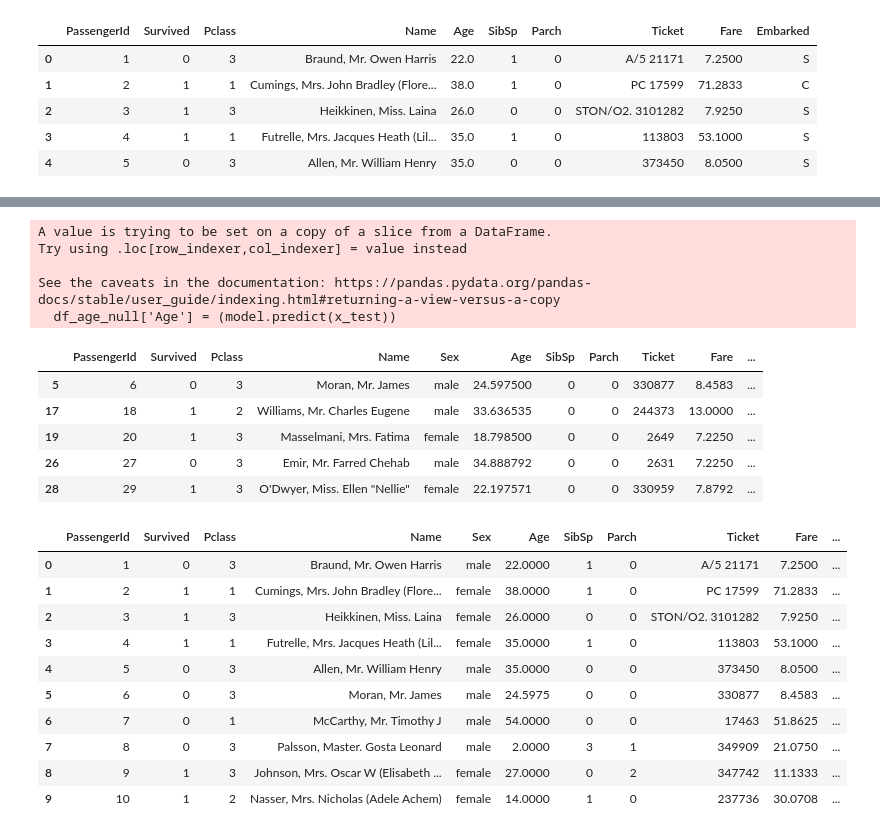
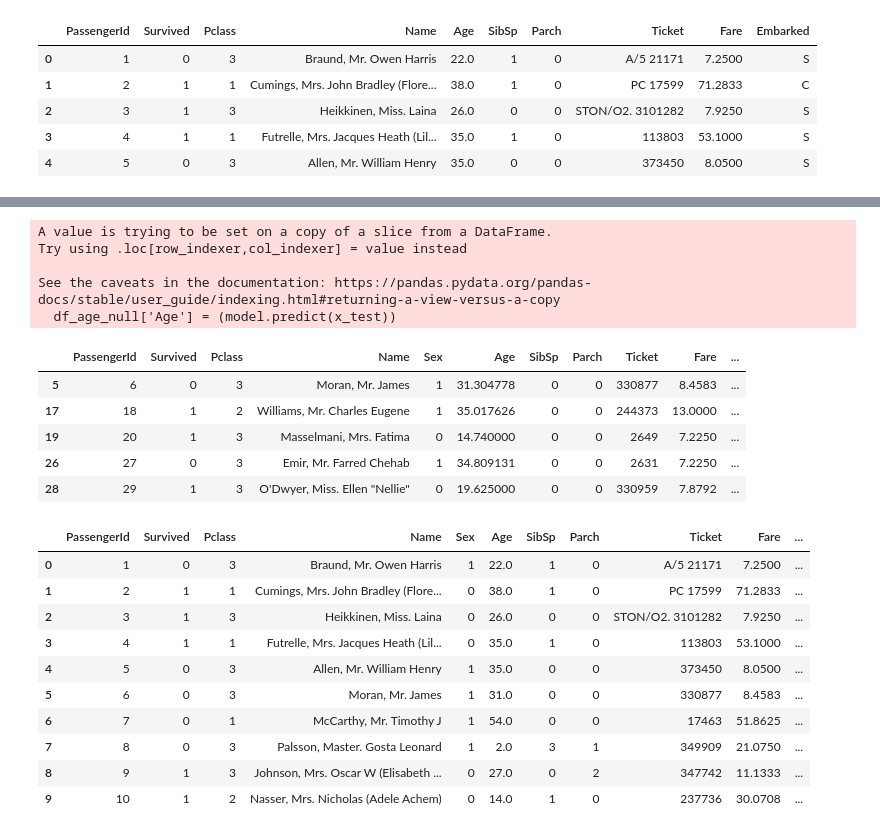
Before and after one commit to sinahyousefi/Titanic---project, a Jupyter notebook: main.ipynb, the cells around one changed output, grey strips where cells are left out. Saved outputs shown, nothing was run; the diff lists cells and outputs as text; code cells hidden in the pictures.

```diff
--- a/main.ipynb
+++ b/main.ipynb
@@ -4,8 +4,8 @@ import matplotlib.pyplot as plt
 import sklearn
 import pandas as pd
 # %%
-df = pd.read_csv('./titanic/Titanic-Dataset.csv')
-df.head()
+data = pd.read_csv('./titanic/Titanic-Dataset.csv')
+data.head()
 # %% [output]
 |  | PassengerId | Survived | Pclass | Name | Sex | Age | SibSp | Parch | Ticket | Fare | ... |
 | 0 | 1 | 0 | 3 | Braund, Mr. Owen Harris | male | 22.0 | 1 | 0 | A/5 21171 | 7.2500 | ... |
@@ -25,0 +90,7 @@ df_dropped.head()
+# %%
+df = data.copy()
+enc_lab = LabelEncoder()
+
+df['Embarked'] = enc_lab.fit_transform(df['Embarked'])
+df['Sex'] = enc_lab.fit_transform(df['Sex'])
+df.head()
@@ -91,7 +127,7 @@ df_encoder2.head()
 df_age_null = df[df['Age'].isnull()]
 df_age_notnull = df[~df['Age'].isnull()]
 
-feature_reg = ['Survived', 'Pclass','SibSp', 'Parch', 'Fare']
+feature_reg = ['Survived', 'Pclass', 'Sex', 'SibSp', 'Parch', 'Fare', 'Embarked']
 
 x_train = df_age_notnull[feature_reg]
 y_train = df_age_notnull['Age']
@@ -112,26 +148,26 @@ Try using .loc[row_indexer,col_indexer] = value instead
 See the caveats in the documentation: https://pandas.pydata.org/pandas-docs/stable/user_guide/indexing.html#returning-a-view-versus-a-copy
   df_age_null['Age'] = (model.predict(x_test))
 |  | PassengerId | Survived | Pclass | Name | Sex | Age | SibSp | Parch | Ticket | Fare | ... |
-| 5 | 6 | 0 | 3 | Moran, Mr. James | male | 24.597500 | 0 | 0 | 330877 | 8.4583 | ... |
-| 17 | 18 | 1 | 2 | Williams, Mr. Charles Eugene | male | 33.636535 | 0 | 0 | 244373 | 13.0000 | ... |
-| 19 | 20 | 1 | 3 | Masselmani, Mrs. Fatima | female | 18.798500 | 0 | 0 | 2649 | 7.2250 | ... |
-| 26 | 27 | 0 | 3 | Emir, Mr. Farred Chehab | male | 34.888792 | 0 | 0 | 2631 | 7.2250 | ... |
-| 28 | 29 | 1 | 3 | O'Dwyer, Miss. Ellen "Nellie" | female | 22.197571 | 0 | 0 | 330959 | 7.8792 | ... |
+| 5 | 6 | 0 | 3 | Moran, Mr. James | 1 | 31.304778 | 0 | 0 | 330877 | 8.4583 | ... |
+| 17 | 18 | 1 | 2 | Williams, Mr. Charles Eugene | 1 | 35.017626 | 0 | 0 | 244373 | 13.0000 | ... |
+| 19 | 20 | 1 | 3 | Masselmani, Mrs. Fatima | 0 | 14.740000 | 0 | 0 | 2649 | 7.2250 | ... |
+| 26 | 27 | 0 | 3 | Emir, Mr. Farred Chehab | 1 | 34.809131 | 0 | 0 | 2631 | 7.2250 | ... |
+| 28 | 29 | 1 | 3 | O'Dwyer, Miss. Ellen "Nellie" | 0 | 19.625000 | 0 | 0 | 330959 | 7.8792 | ... |
 # %%
-df.loc[df['Age'].isnull(),'Age'] = (model.predict(x_test))
+df.loc[df['Age'].isnull(),'Age'] = model.predict(x_test).round().astype(int)
 df.head(10)
 # %% [output]
 |  | PassengerId | Survived | Pclass | Name | Sex | Age | SibSp | Parch | Ticket | Fare | ... |
-| 0 | 1 | 0 | 3 | Braund, Mr. Owen Harris | male | 22.0000 | 1 | 0 | A/5 21171 | 7.2500 | ... |
-| 1 | 2 | 1 | 1 | Cumings, Mrs. John Bradley (Flore... | female | 38.0000 | 1 | 0 | PC 17599 | 71.2833 | ... |
-| 2 | 3 | 1 | 3 | Heikkinen, Miss. Laina | female | 26.0000 | 0 | 0 | STON/O2. 3101282 | 7.9250 | ... |
-| 3 | 4 | 1 | 1 | Futrelle, Mrs. Jacques Heath (Lil... | female | 35.0000 | 1 | 0 | 113803 | 53.1000 | ... |
-| 4 | 5 | 0 | 3 | Allen, Mr. William Henry | male | 35.0000 | 0 | 0 | 373450 | 8.0500 | ... |
-| 5 | 6 | 0 | 3 | Moran, Mr. James | male | 24.5975 | 0 | 0 | 330877 | 8.4583 | ... |
-| 6 | 7 | 0 | 1 | McCarthy, Mr. Timothy J | male | 54.0000 | 0 | 0 | 17463 | 51.8625 | ... |
-| 7 | 8 | 0 | 3 | Palsson, Master. Gosta Leonard | male | 2.0000 | 3 | 1 | 349909 | 21.0750 | ... |
-| 8 | 9 | 1 | 3 | Johnson, Mrs. Oscar W (Elisabeth ... | female | 27.0000 | 0 | 2 | 347742 | 11.1333 | ... |
-| 9 | 10 | 1 | 2 | Nasser, Mrs. Nicholas (Adele Achem) | female | 14.0000 | 1 | 0 | 237736 | 30.0708 | ... |
+| 0 | 1 | 0 | 3 | Braund, Mr. Owen Harris | 1 | 22.0 | 1 | 0 | A/5 21171 | 7.2500 | ... |
+| 1 | 2 | 1 | 1 | Cumings, Mrs. John Bradley (Flore... | 0 | 38.0 | 1 | 0 | PC 17599 | 71.2833 | ... |
+| 2 | 3 | 1 | 3 | Heikkinen, Miss. Laina | 0 | 26.0 | 0 | 0 | STON/O2. 3101282 | 7.9250 | ... |
+| 3 | 4 | 1 | 1 | Futrelle, Mrs. Jacques Heath (Lil... | 0 | 35.0 | 1 | 0 | 113803 | 53.1000 | ... |
+| 4 | 5 | 0 | 3 | Allen, Mr. William Henry | 1 | 35.0 | 0 | 0 | 373450 | 8.0500 | ... |
+| 5 | 6 | 0 | 3 | Moran, Mr. James | 1 | 31.0 | 0 | 0 | 330877 | 8.4583 | ... |
+| 6 | 7 | 0 | 1 | McCarthy, Mr. Timothy J | 1 | 54.0 | 0 | 0 | 17463 | 51.8625 | ... |
+| 7 | 8 | 0 | 3 | Palsson, Master. Gosta Leonard | 1 | 2.0 | 3 | 1 | 349909 | 21.0750 | ... |
+| 8 | 9 | 1 | 3 | Johnson, Mrs. Oscar W (Elisabeth ... | 0 | 27.0 | 0 | 2 | 347742 | 11.1333 | ... |
+| 9 | 10 | 1 | 2 | Nasser, Mrs. Nicholas (Adele Achem) | 0 | 14.0 | 1 | 0 | 237736 | 30.0708 | ... |
 # %%
 df_cabin_null = df[df['Cabin'].isnull()]
 df_cabin_notnull = df[~df['Cabin'].isnull()]
```
Also changed, not shown: parts of 15 cells of this notebook.
